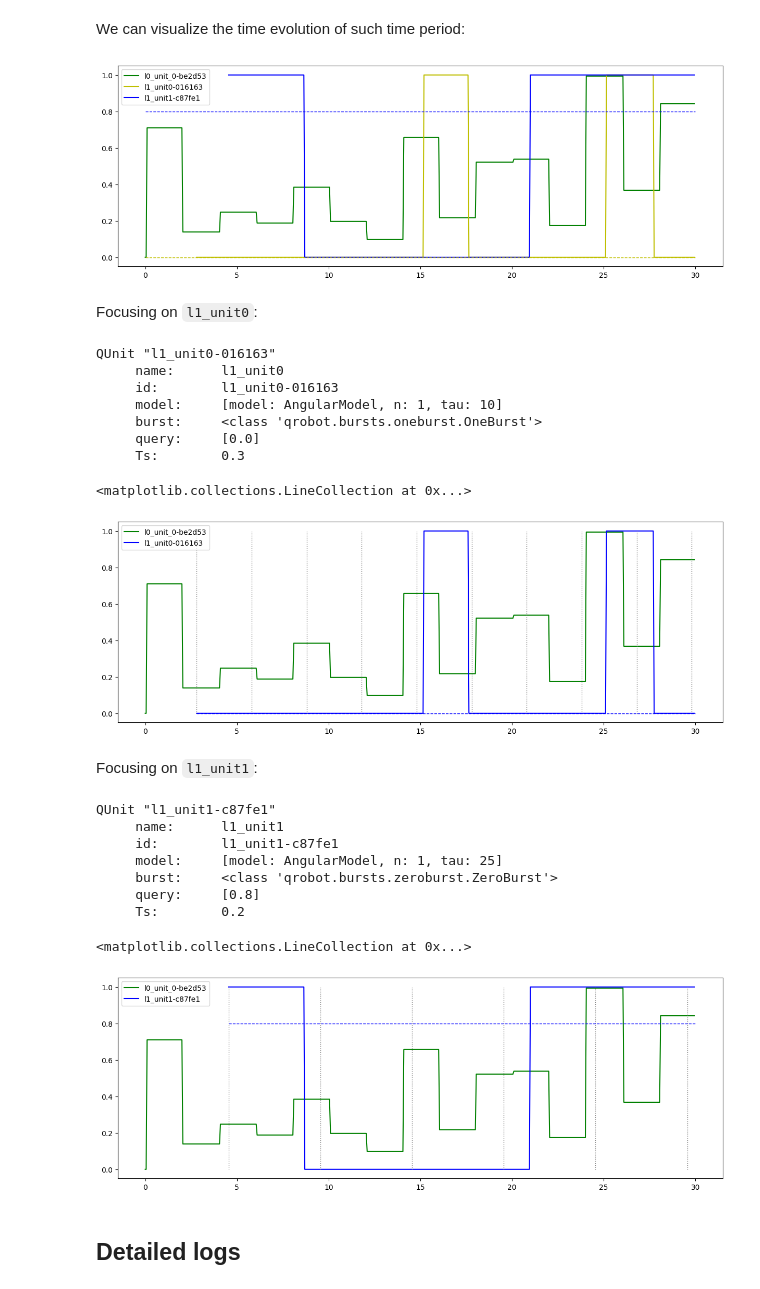
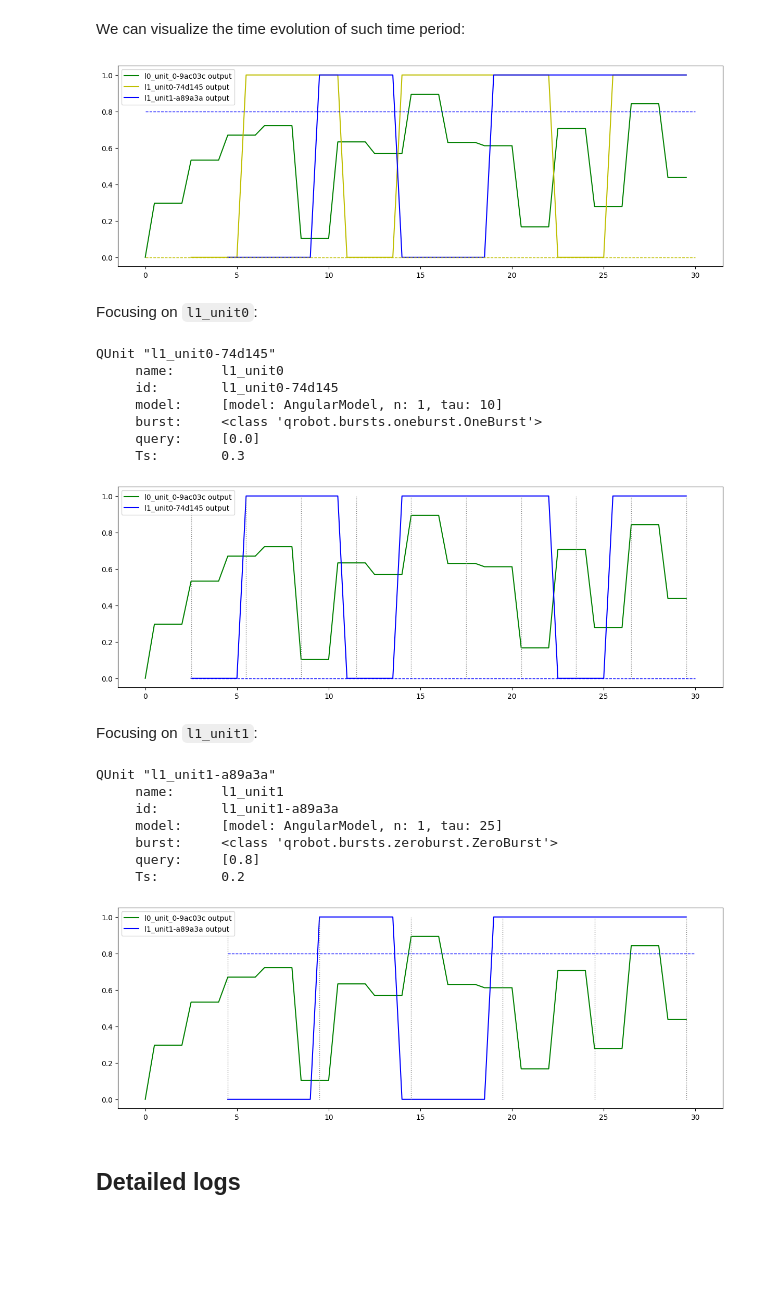
Before and after one commit to Davidelanz/quantum-robot, a Jupyter notebook: docs/notebooks/06_qunits_getting_started.ipynb, the cells around one changed output. Saved outputs shown, nothing was run; the diff lists cells and outputs as text; code cells hidden in the pictures; blank space fills up the shorter version.

```diff
--- a/docs/notebooks/06_qunits_getting_started.ipynb
+++ b/docs/notebooks/06_qunits_getting_started.ipynb
@@ -115,10 +116,12 @@ from random import randint
 from IPython.display import clear_output
 
 statuses = []
-refresh_time = 0.05  # Read statuses every 0.05 seconds
+refresh_time = 0.5  # Read statuses every 0.5 seconds
 
 for i in range(int(30 * (1 / refresh_time))):
+    # Wait and then clean the output
     time.sleep(refresh_time)
+    clear_output(wait=True)
 
     # Change input every 2 second
     if (i * refresh_time) % 2 == 0:
@@ -129,8 +132,11 @@ for i in range(int(30 * (1 / refresh_time))):
     statuses.append(status)
 
     # Print output
-    clear_output(wait=True)
     print(json.dumps(status, indent=1, sort_keys=True))
     print(int(i * refresh_time), "/30 seconds")
+
+    # Plot graph
+    qbrain_graph = qrobot.graph(status)
+    qrobot.draw(qbrain_graph)
 # %% [output]
 {
@@ -168,77 +185,84 @@ We can visualize the time evolution of such time period:
 # %%
 import numpy as np
 import pandas as pd
 import matplotlib.pyplot as plt
 
-status_df = pd.DataFrame(statuses).astype(np.float64)
+status_df = pd.DataFrame(statuses)
+units = [
+    l0_unit0.id + " output",
+    l1_unit0.id + " output",
+    l1_unit1.id + " output"
+]
+status_df = status_df[units]
+status_df = status_df.astype(np.float64)
 status_df.index = status_df.index * refresh_time
 
 fig, ax = plt.subplots(1, 1, figsize=(15, 5))
 # Plot time evolution
-units = [l0_unit0.id, l1_unit0.id, l1_unit1.id]
 styles = ["g", "y", "b"]
 status_df[units].plot(style=styles, ax=ax)
 # Plot queries as dashed lines
 ax.hlines(
     y=l1_unit0.query, xmin=0, xmax=30, linewidth=1, color="y", linestyles="dashed"
 )
 ax.hlines(
     y=l1_unit1.query, xmin=0, xmax=30, linewidth=1, color="b", linestyles="dashed"
 )
+plt.show()
 # %% [output]
-[figure, old version]
+[figure, new version]
 # %% [markdown]
 Focusing on `l1_unit0`:
 # %%
 print(l1_unit0)
 fig, ax = plt.subplots(1, 1, figsize=(15, 5))
 # Plot time evolution
-units = [l0_unit0.id, l1_unit0.id]
+units = [l0_unit0.id + " output", l1_unit0.id + " output"]
 styles = ["g", "b"]
 status_df[units].plot(style=styles, ax=ax)
 # Plot time windows
-t_start = status_df[l1_unit0.id].dropna().index[0]
+t_start = status_df[l1_unit0.id + " output"].dropna().index[0]
 t_step = l1_unit0.model.tau * l1_unit0.Ts
 t_windows = np.arange(t_start, 31, t_step)
 plt.vlines(x=t_windows, ymin=0, ymax=1, colors="gray", ls="dotted", lw=1)
 # Plot query as dashed line
 ax.hlines(y=l1_unit0.query, xmin=t_start, xmax=30, linewidth=1, color="b", ls="dashed")
+plt.show()
 # %% [output]
-QUnit "l1_unit0-016163"
+QUnit "l1_unit0-74d145"
      name:      l1_unit0
-     id:        l1_unit0-016163
+     id:        l1_unit0-74d145
      model:     [model: AngularModel, n: 1, tau: 10]
      burst:     <class 'qrobot.bursts.oneburst.OneBurst'>
      query:     [0.0]
      Ts:        0.3
-<matplotlib.collections.LineCollection at 0x...>
-[figure, old version]
+[figure, new version]
 # %% [markdown]
 Focusing on `l1_unit1`:
 # %%
 print(l1_unit1)
 fig, ax = plt.subplots(1, 1, figsize=(15, 5))
 # Plot time evolution
-units = [l0_unit0.id, l1_unit1.id]
+units = [l0_unit0.id + " output", l1_unit1.id + " output"]
 styles = ["g", "b"]
 status_df[units].plot(style=styles, ax=ax)
 # Plot time windows
-t_start = status_df[l1_unit1.id].dropna().index[0]
+t_start = status_df[l1_unit1.id + " output"].dropna().index[0]
 t_step = l1_unit1.model.tau * l1_unit1.Ts
 t_windows = np.arange(t_start, 31, t_step)
 plt.vlines(x=t_windows, ymin=0, ymax=1, colors="gray", ls="dotted", lw=1)
 # Plot query as dashed line
 ax.hlines(y=l1_unit1.query, xmin=t_start, xmax=30, linewidth=1, color="b", ls="dashed")
+plt.show()
 # %% [output]
-QUnit "l1_unit1-c87fe1"
+QUnit "l1_unit1-a89a3a"
      name:      l1_unit1
-     id:        l1_unit1-c87fe1
+     id:        l1_unit1-a89a3a
      model:     [model: AngularModel, n: 1, tau: 25]
      burst:     <class 'qrobot.bursts.zeroburst.ZeroBurst'>
      query:     [0.8]
      Ts:        0.2
-<matplotlib.collections.LineCollection at 0x...>
-[figure, old version]
+[figure, new version]
 # %% [markdown]
 ## Detailed logs
 # %% [markdown]
```
Also changed, not shown: parts of 13 cells of this notebook, 3 other files.
